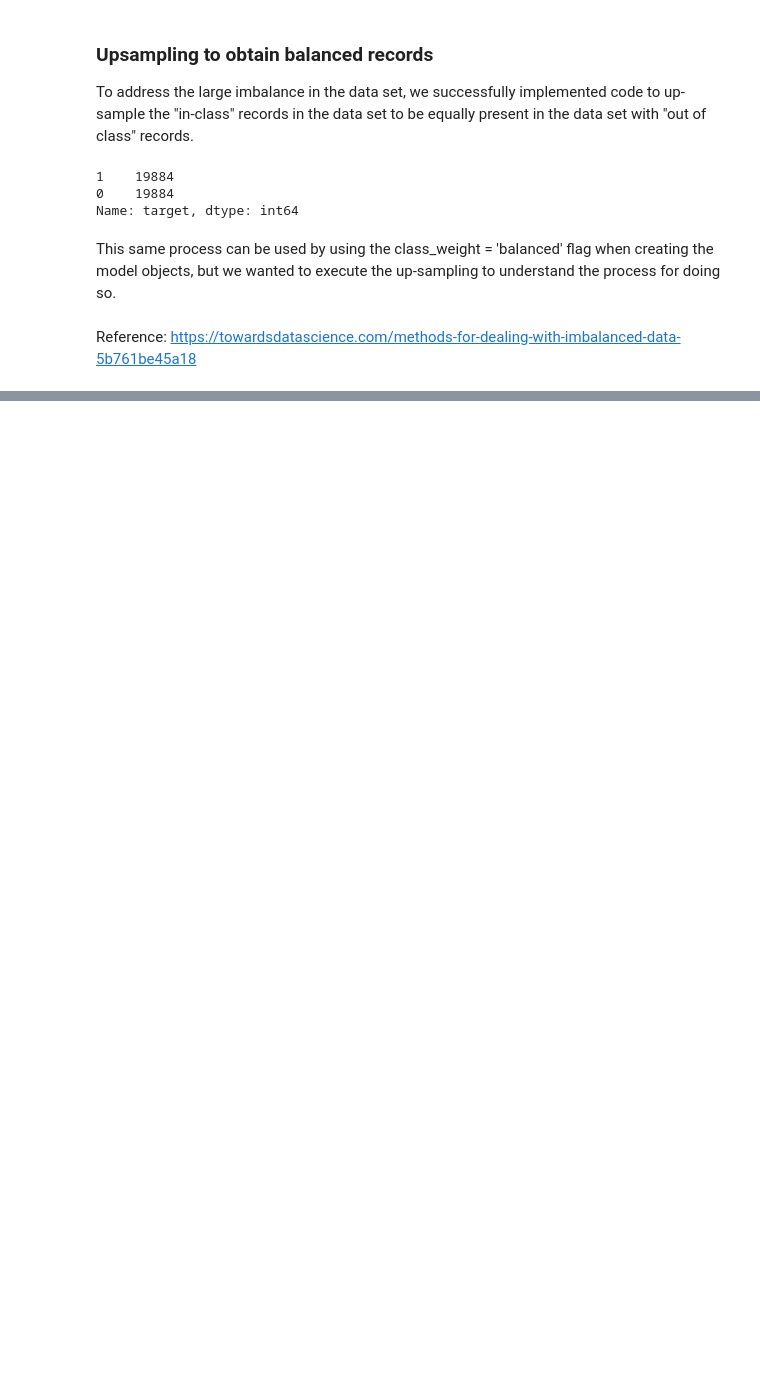
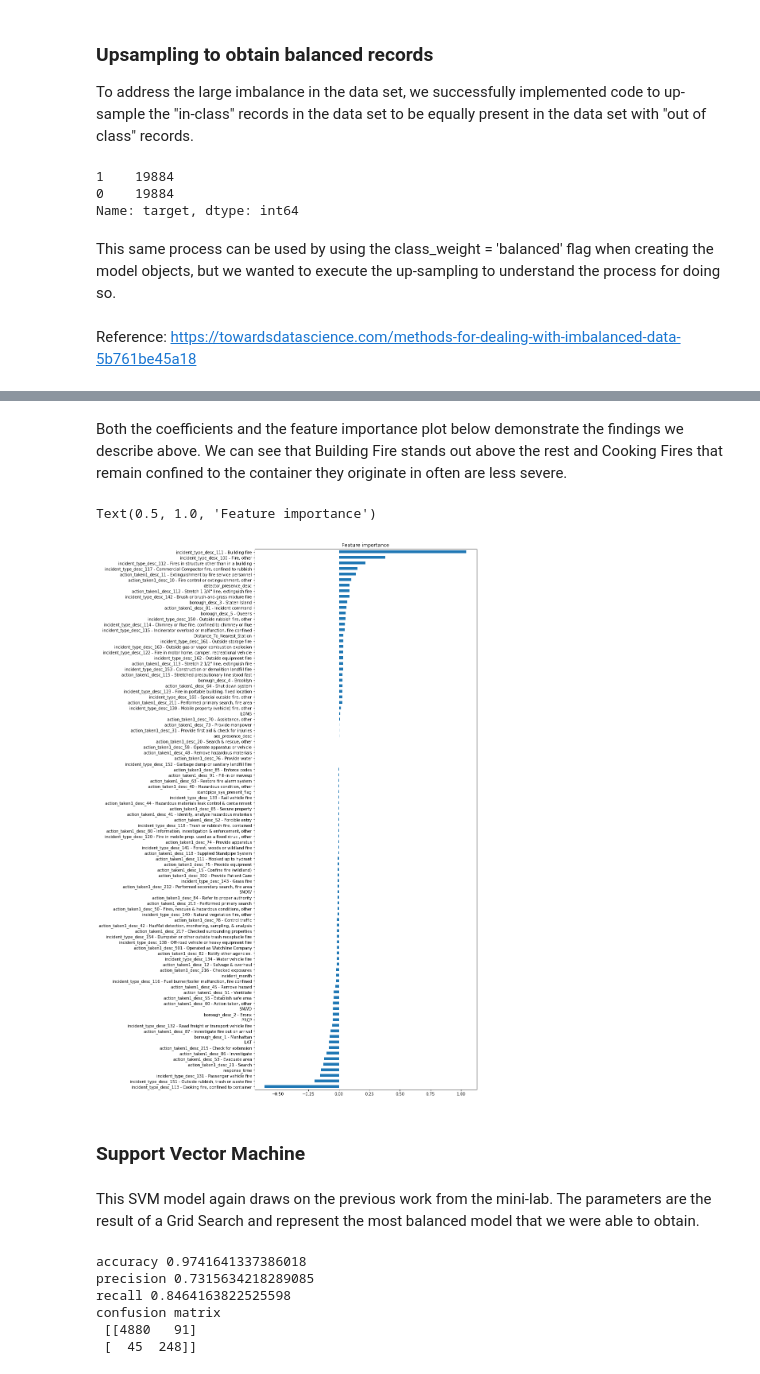
Before and after one commit to Ujustwaite/ml1, a Jupyter notebook: Lab_2.ipynb, the cells around one changed output, grey strips where cells are left out. Cells and saved outputs as stored; diff of their text form; code cells hidden in the pictures; blank space fills up the shorter version.

```diff
--- a/Lab_2.ipynb
+++ b/Lab_2.ipynb
@@ -259,0 +477,18 @@ Reference: https://towardsdatascience.com/methods-for-dealing-with-imbalanced-da
+# %% [markdown]
+Both the coefficients and the feature importance plot below demonstrate the findings we describe above. We can see that Building Fire stands out above the rest and Cooking Fires that remain confined to the container they originate in often are less severe.
+# %%
+# Examine the feature importance by using the coefficients of the LR model.
+coef = pd.Series(lr_clf.coef_[0], index = X_p1_train.columns)
+# Sort the coefficients for easy interpretation
+imp_coef = coef.sort_values()
+# Expand the plot to display nicely.
+matplotlib.rcParams['figure.figsize'] = (10.0, 25.0)
+imp_coef.plot(kind = "barh")
+plt.title("Feature importance")
+# %% [output]
+Text(0.5, 1.0, 'Feature importance')
+[figure, added]
+# %% [markdown]
+### Support Vector Machine
+# %% [markdown]
+This SVM model again draws on the previous work from the mini-lab. The parameters are the result of a Grid Search and represent the most balanced model that we were able to obtain.
@@ -259,0 +506,12 @@ Reference: https://towardsdatascience.com/methods-for-dealing-with-imbalanced-da
+# %%
+print("accuracy", mt.accuracy_score(y_p1_test,y_hat_svm))
+print("precision", mt.precision_score(y_p1_test,y_hat_svm))
+print("recall", mt.recall_score(y_p1_test,y_hat_svm))
+print("confusion matrix\n",mt.confusion_matrix(y_p1_test,y_hat_svm))
+# %% [output]
+accuracy 0.9741641337386018
+precision 0.7315634218289085
+recall 0.8464163822525598
+confusion matrix
+ [[4880   91]
+ [  45  248]]
```
Also changed, not shown: parts of 79 cells of this notebook.
